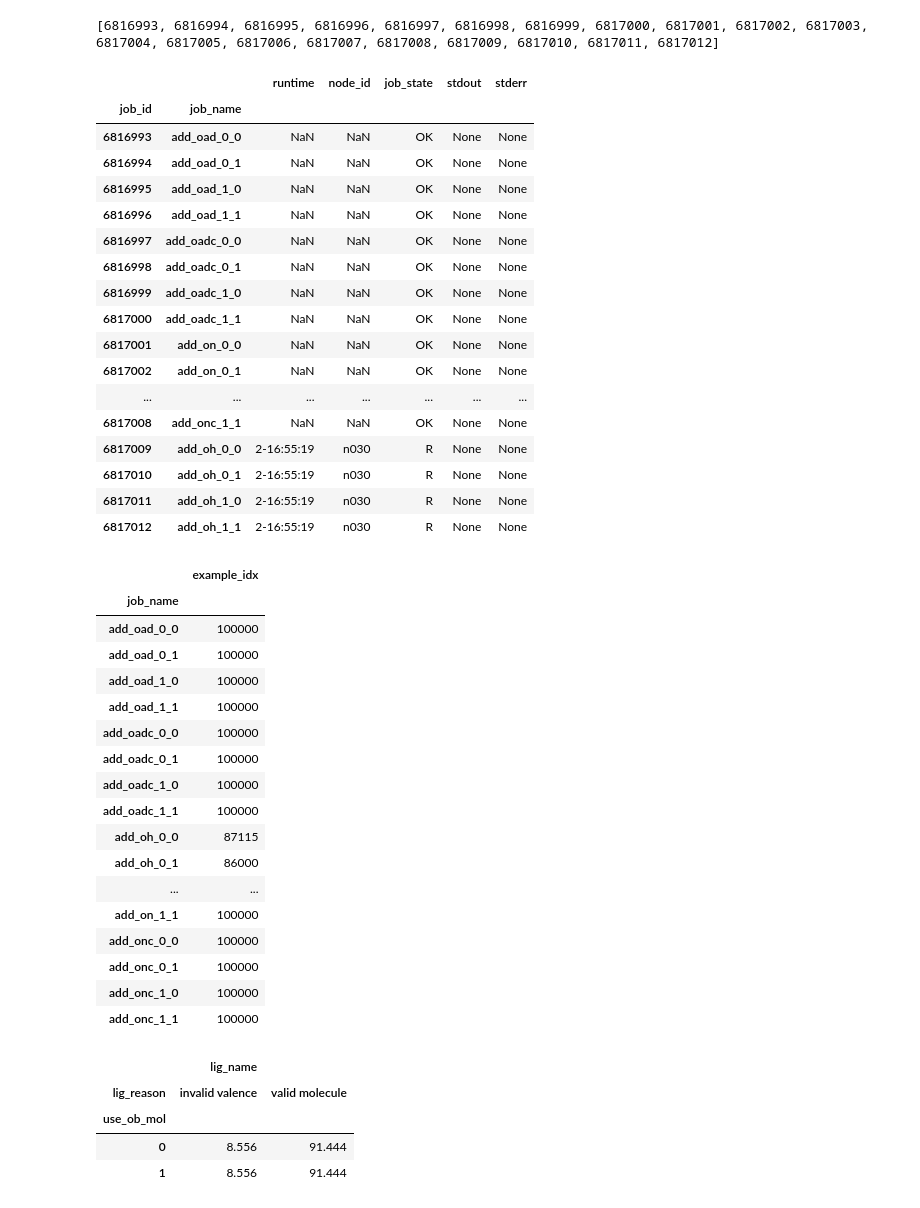
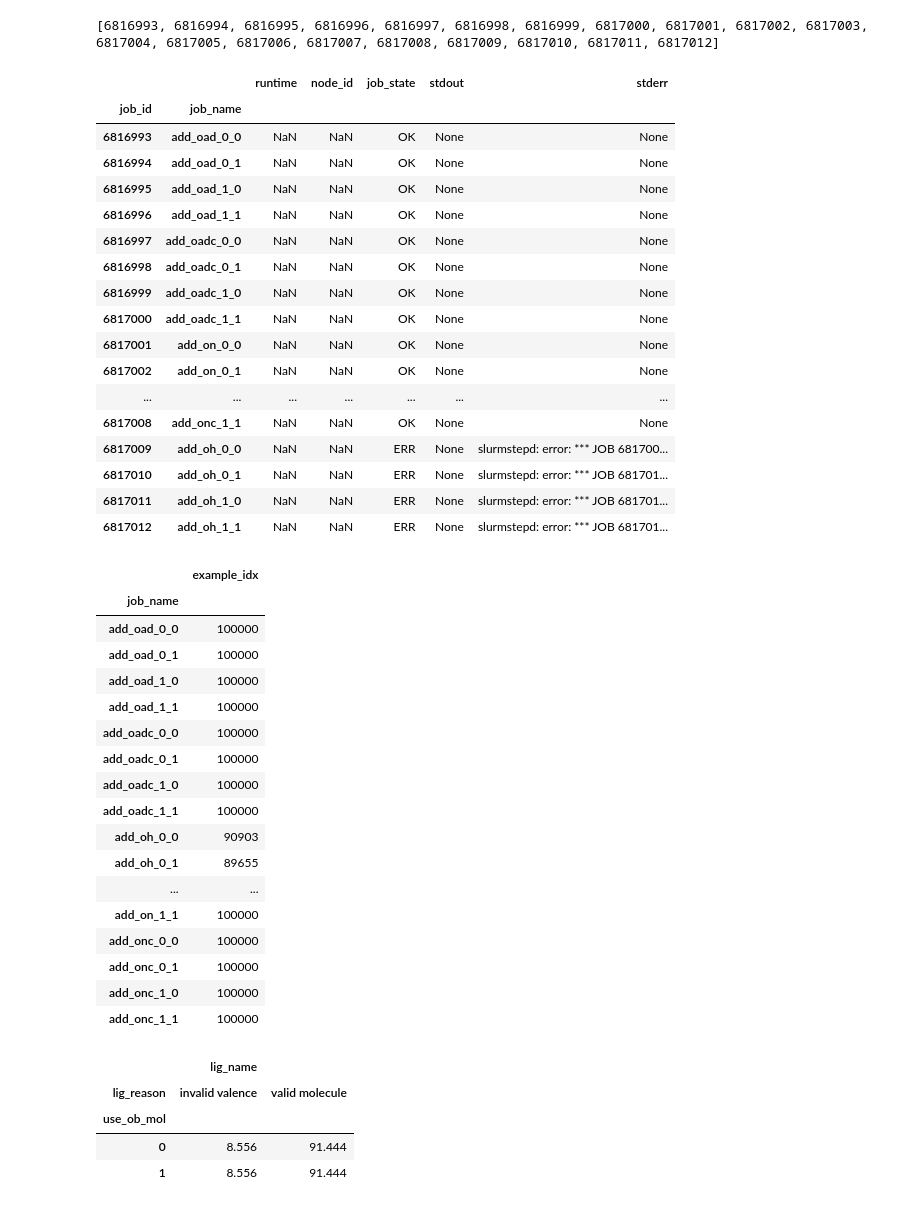
Before and after one commit to mattragoza/ipython-notebooks, a Jupyter notebook: new_atom_typing.ipynb, the cells around one changed output. Cells and saved outputs as stored; diff of their text form; code cells hidden in the pictures.

```diff
--- a/new_atom_typing.ipynb
+++ b/new_atom_typing.ipynb
@@ -273,72 +317,40 @@ add_df = pd.DataFrame(dict(
 #df.index.rename('submit_id', inplace=True)
 #df.groupby('submit_id').count()
 # %%
-import numpy as np
-import glob, re
-import param_search
-
 qstat = param_search.status()
 qstat[['job_id', 'array_idx']] = qstat['job_id'].str.split('_', expand=True)
 qstat['job_id'] = qstat['job_id'].map(pd.to_numeric)
-
-add_df = add_df.merge(qstat, on='job_id', how='left')
-
-def find_work_dir(x):
-    if 'work_dir' in x and not pd.isnull(x['work_dir']):
-        return x['work_dir']
-    f = glob.glob('*/{}.*'.format(x['job_id']))
-    if f:
-        return os.path.dirname(f[0])
-    # else cancelled before running
-
-def find_job_state(x):
-    if 'job_state' in x and not pd.isnull(x['job_state']):
-        return x['job_state']
-    if x['work_dir'] is None:
-        return 'CAN'
-    if x['stderr'] is not None:
-        return 'ERR'
-    return 'OK'
-
-def catch_exc(func, exc_type=Exception, default=None):
-    def wrapper(*args, **kwargs):
-        try:
-            return func(*args, **kwargs)
-        except exc_type as e:
-            return default
-    return wrapper
 
 add_df['work_dir'] = add_df.apply(find_work_dir, axis=1)
 add_df['job_name'] = add_df['work_dir'].map(catch_exc(os.path.basename, TypeError))
 add_df['job_file'] = add_df.apply(lambda x: '{work_dir}/train.sh'.format(**x), axis=1)
 add_df['stdout_file'] = add_df.apply(lambda x: '{work_dir}/{job_id}.stdout'.format(**x), axis=1)
 add_df['stderr_file'] = add_df.apply(lambda x: '{work_dir}/{job_id}.stderr'.format(**x), axis=1)
 add_df['stdout'] = add_df['stdout_file'].map(catch_exc(param_search.job_output.read_stdout_file, FileNotFoundError))
 add_df['stderr'] = add_df['stderr_file'].map(catch_exc(param_search.job_output.read_stderr_file, FileNotFoundError))
 add_df['job_state'] = add_df.apply(find_job_state, axis=1)
 
 add_df.set_index(['job_id', 'job_name'])[['runtime', 'node_id', 'job_state', 'stdout', 'stderr']]
 # %% [output]
 |  |  | runtime | node_id | job_state | stdout | stderr |
 | job_id | job_name |  |  |  |  |  |
 | 6816993 | add_oad_0_0 | NaN | NaN | OK | None | None |
 | 6816994 | add_oad_0_1 | NaN | NaN | OK | None | None |
 | 6816995 | add_oad_1_0 | NaN | NaN | OK | None | None |
 | 6816996 | add_oad_1_1 | NaN | NaN | OK | None | None |
 | 6816997 | add_oadc_0_0 | NaN | NaN | OK | None | None |
 | 6816998 | add_oadc_0_1 | NaN | NaN | OK | None | None |
 | 6816999 | add_oadc_1_0 | NaN | NaN | OK | None | None |
 | 6817000 | add_oadc_1_1 | NaN | NaN | OK | None | None |
 | 6817001 | add_on_0_0 | NaN | NaN | OK | None | None |
 | 6817002 | add_on_0_1 | NaN | NaN | OK | None | None |
 | ... | ... | ... | ... | ... | ... | ... |
 | 6817008 | add_onc_1_1 | NaN | NaN | OK | None | None |
-| 6817009 | add_oh_0_0 | 2-16:55:19 | n030 | R | None | None |
-| 6817010 | add_oh_0_1 | 2-16:55:19 | n030 | R | None | None |
-| 6817011 | add_oh_1_0 | 2-16:55:19 | n030 | R | None | None |
-| 6817012 | add_oh_1_1 | 2-16:55:19 | n030 | R | None | None |
+| 6817009 | add_oh_0_0 | NaN | NaN | ERR | None | slurmstepd: error: *** JOB 681700... |
+| 6817010 | add_oh_0_1 | NaN | NaN | ERR | None | slurmstepd: error: *** JOB 681701... |
+| 6817011 | add_oh_1_0 | NaN | NaN | ERR | None | slurmstepd: error: *** JOB 681701... |
+| 6817012 | add_oh_1_1 | NaN | NaN | ERR | None | slurmstepd: error: *** JOB 681701... |
 # %%
-pd.set_option('display.max_columns', 100)
 add_metrics = param_search.metrics(add_job_files, metric_pat='(.*)metrics')
 add_metrics.groupby(['job_name'])[['example_idx']].count()
 # %% [output]
@@ -352,8 +364,8 @@ add_metrics.groupby(['job_name'])[['example_idx']].count()
 | add_oadc_0_1 | 100000 |
 | add_oadc_1_0 | 100000 |
 | add_oadc_1_1 | 100000 |
-| add_oh_0_0 | 87115 |
-| add_oh_0_1 | 86000 |
+| add_oh_0_0 | 90903 |
+| add_oh_0_1 | 89655 |
 | ... | ... |
 | add_on_1_1 | 100000 |
 | add_onc_0_0 | 100000 |
```
Also changed, not shown: parts of 39 cells of this notebook.
